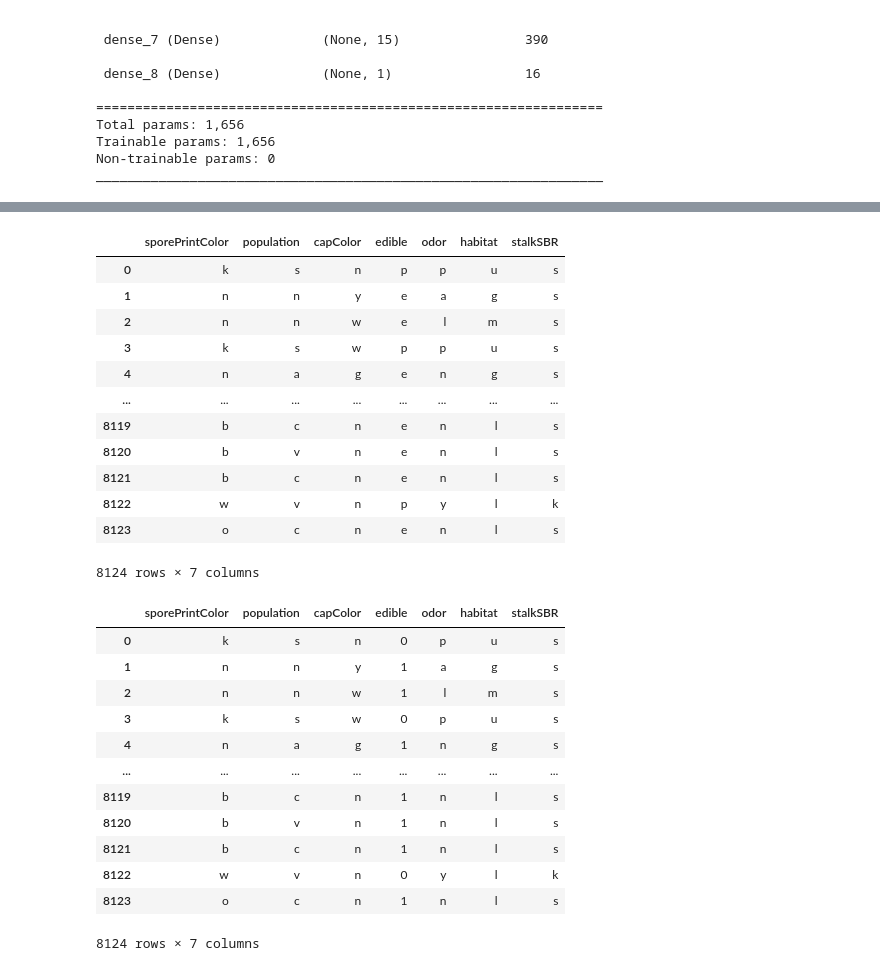
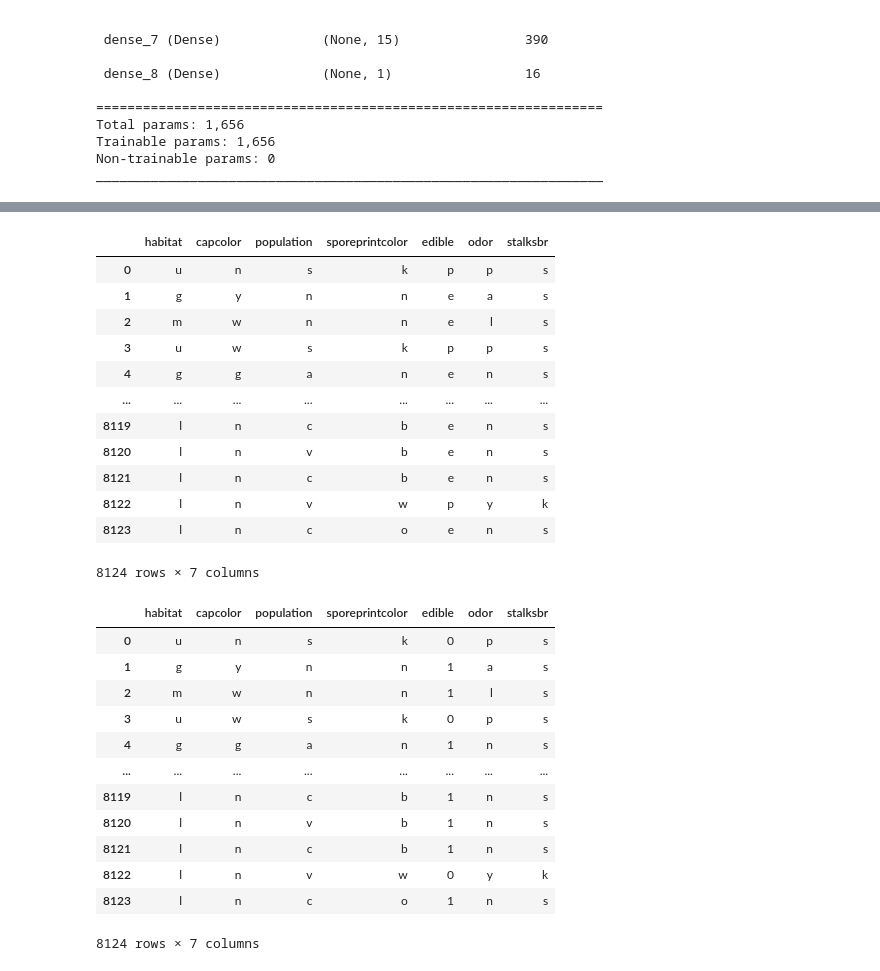
Before and after one commit to shermeenajani/Project-4--Machine-Learning, a Jupyter notebook: EdibleOrNot.ipynb, the cells around one changed output, grey strips where cells are left out. Drawn from its saved outputs; the diff is of its cells as text; code cells hidden in the pictures.

```diff
--- a/EdibleOrNot.ipynb
+++ b/EdibleOrNot.ipynb
@@ -28,0 +13,9 @@ mushrooms_df
+# %%
+
+from sqlalchemy import create_engine
+cnx = create_engine('postgresql://postgres:postgres@127.0.0.1:5432/project4')
+# %%
+#mushrooms_df = pd.read_sql_query('select * from mushrooms',con=engine)
+
+mushrooms_df = pd.read_sql("select * from mushrooms", cnx);
+mushrooms_df
@@ -29,5 +56,5 @@ mushrooms_df
 # %%
 #Drop Stalk Root since some values have '?'
-mushrooms_df = mushrooms_df.drop(['stalkRoot'],1)
+mushrooms_df = mushrooms_df.drop(['stalkroot'],1)
 mushrooms_df
 # %% [output]
@@ -563,21 +590,21 @@ Loss: 5.822507365138563e-09, Accuracy: 1.0
 # %%
 #Try with a reduced set of mushroom characteristics based on the 6 attributes used in the documented 'rules'
-mushrooms_df5 = mushrooms_df[{'edible','odor','capColor','stalkSBR',
-                             'sporePrintColor','habitat','population'}]
+mushrooms_df5 = mushrooms_df[{'edible','odor','capcolor','stalksbr',
+                             'sporeprintcolor','habitat','population'}]
 mushrooms_df5
 # %% [output]
-|  | sporePrintColor | population | capColor | edible | odor | habitat | stalkSBR |
-| 0 | k | s | n | p | p | u | s |
-| 1 | n | n | y | e | a | g | s |
-| 2 | n | n | w | e | l | m | s |
-| 3 | k | s | w | p | p | u | s |
-| 4 | n | a | g | e | n | g | s |
+|  | habitat | capcolor | population | sporeprintcolor | edible | odor | stalksbr |
+| 0 | u | n | s | k | p | p | s |
+| 1 | g | y | n | n | e | a | s |
+| 2 | m | w | n | n | e | l | s |
+| 3 | u | w | s | k | p | p | s |
+| 4 | g | g | a | n | e | n | s |
 | ... | ... | ... | ... | ... | ... | ... | ... |
-| 8119 | b | c | n | e | n | l | s |
-| 8120 | b | v | n | e | n | l | s |
-| 8121 | b | c | n | e | n | l | s |
-| 8122 | w | v | n | p | y | l | k |
-| 8123 | o | c | n | e | n | l | s |
+| 8119 | l | n | c | b | e | n | s |
+| 8120 | l | n | v | b | e | n | s |
+| 8121 | l | n | c | b | e | n | s |
+| 8122 | l | n | v | w | p | y | k |
+| 8123 | l | n | c | o | e | n | s |
 8124 rows × 7 columns
 # %%
 #Replace two values in 'edible' column with 1 and 0. This will end up as our 'y' or target value.
@@ -585,18 +612,18 @@ edible_dict = {'e': 1, 'p': 0}
 mushrooms_df5 = mushrooms_df5.replace({'edible': edible_dict})
 mushrooms_df5
 # %% [output]
-|  | sporePrintColor | population | capColor | edible | odor | habitat | stalkSBR |
-| 0 | k | s | n | 0 | p | u | s |
-| 1 | n | n | y | 1 | a | g | s |
-| 2 | n | n | w | 1 | l | m | s |
-| 3 | k | s | w | 0 | p | u | s |
-| 4 | n | a | g | 1 | n | g | s |
+|  | habitat | capcolor | population | sporeprintcolor | edible | odor | stalksbr |
+| 0 | u | n | s | k | 0 | p | s |
+| 1 | g | y | n | n | 1 | a | s |
+| 2 | m | w | n | n | 1 | l | s |
+| 3 | u | w | s | k | 0 | p | s |
+| 4 | g | g | a | n | 1 | n | s |
 | ... | ... | ... | ... | ... | ... | ... | ... |
-| 8119 | b | c | n | 1 | n | l | s |
-| 8120 | b | v | n | 1 | n | l | s |
-| 8121 | b | c | n | 1 | n | l | s |
-| 8122 | w | v | n | 0 | y | l | k |
-| 8123 | o | c | n | 1 | n | l | s |
+| 8119 | l | n | c | b | 1 | n | s |
+| 8120 | l | n | v | b | 1 | n | s |
+| 8121 | l | n | c | b | 1 | n | s |
+| 8122 | l | n | v | w | 0 | y | k |
+| 8123 | l | n | c | o | 1 | n | s |
 8124 rows × 7 columns
 # %%
 # Determine the number of unique values in each column.
```
Also changed, not shown: parts of 36 cells of this notebook, 28 other files.
